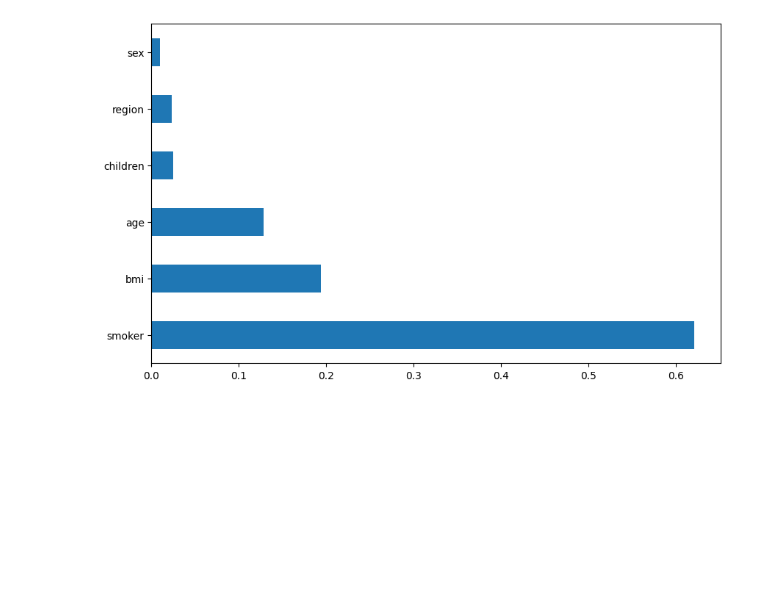
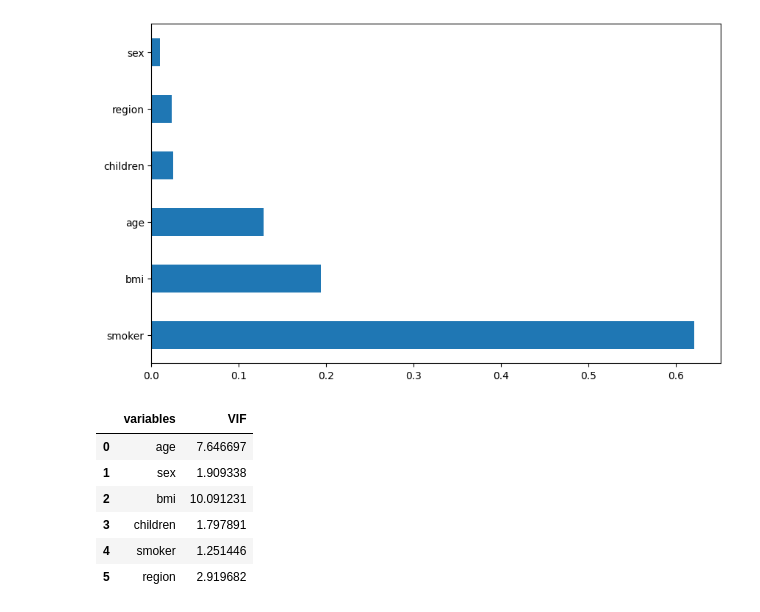
Before and after one commit to sharmaa-aman/Health-Insurance-Price-Prediction, a Jupyter notebook: Health Insurance Price Prediction.ipynb, the cells around one changed output. Drawn from its saved outputs; the diff is of its cells as text; code cells hidden in the pictures; blank space fills up the shorter version.

Commit message:
Analyzing Multicollinearity

```diff
--- a/Health Insurance Price Prediction.ipynb
+++ b/Health Insurance Price Prediction.ipynb
@@ -397,3 +397,27 @@ plt.savefig('./Images/Correlation')
 plt.show()
 # %% [output]
 [figure]
+# %%
+# Checking for Multicollinearity
+
+import statsmodels
+from statsmodels.stats.outliers_influence import variance_inflation_factor
+
+def calculate_vif(z):
+    # Calculating Variable Inflation Factor (VIF)
+    vif = pd.DataFrame()
+    vif["variables"] = z.columns
+    vif["VIF"] = [variance_inflation_factor(z.values, i) for i in range(z.shape[1])]
+    return(vif)
+
+# Compute VIF on x
+
+calculate_vif(x)
+# %% [output]
+|  | variables | VIF |
+| 0 | age | 7.646697 |
+| 1 | sex | 1.909338 |
+| 2 | bmi | 10.091231 |
+| 3 | children | 1.797891 |
+| 4 | smoker | 1.251446 |
+| 5 | region | 2.919682 |
```
